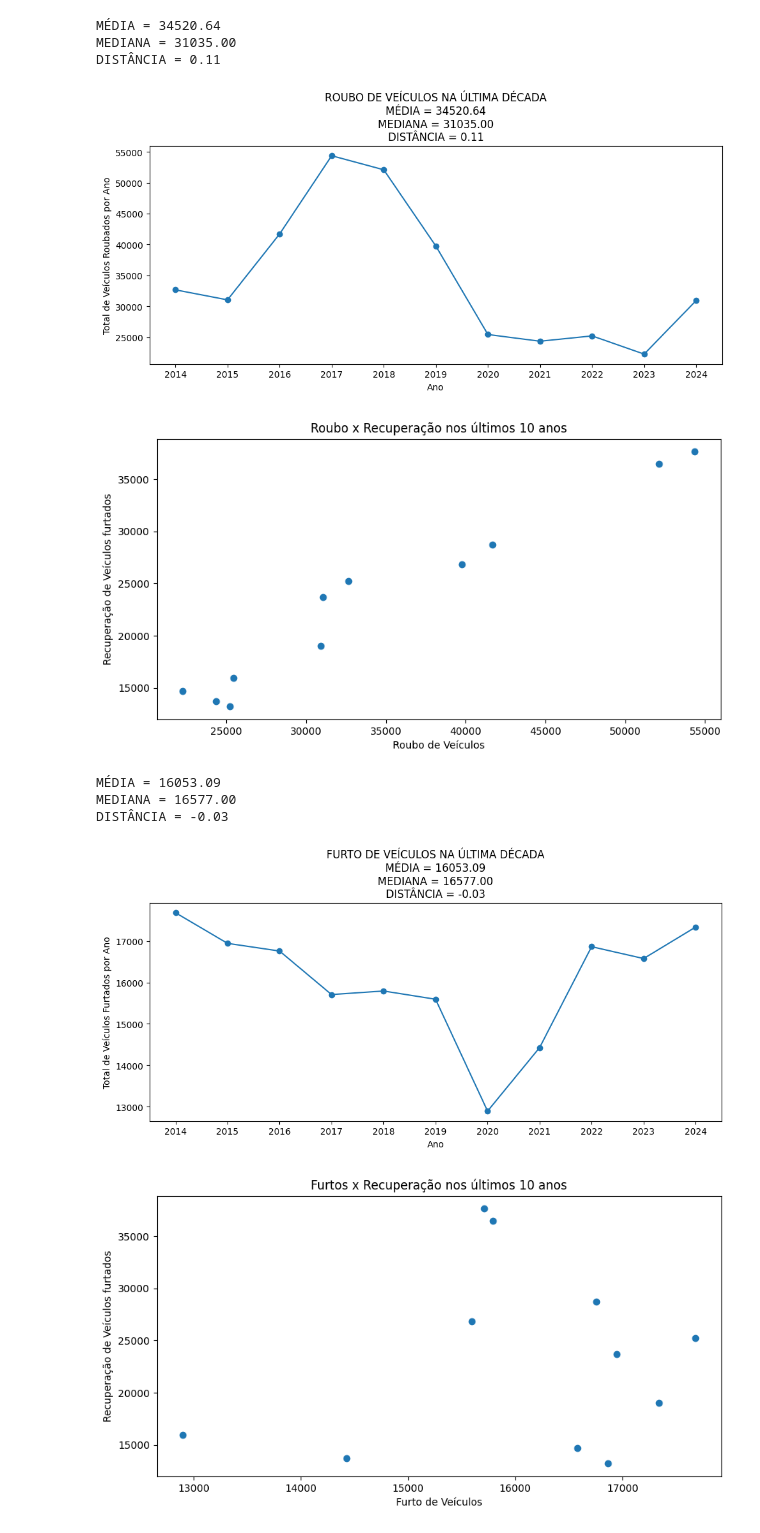
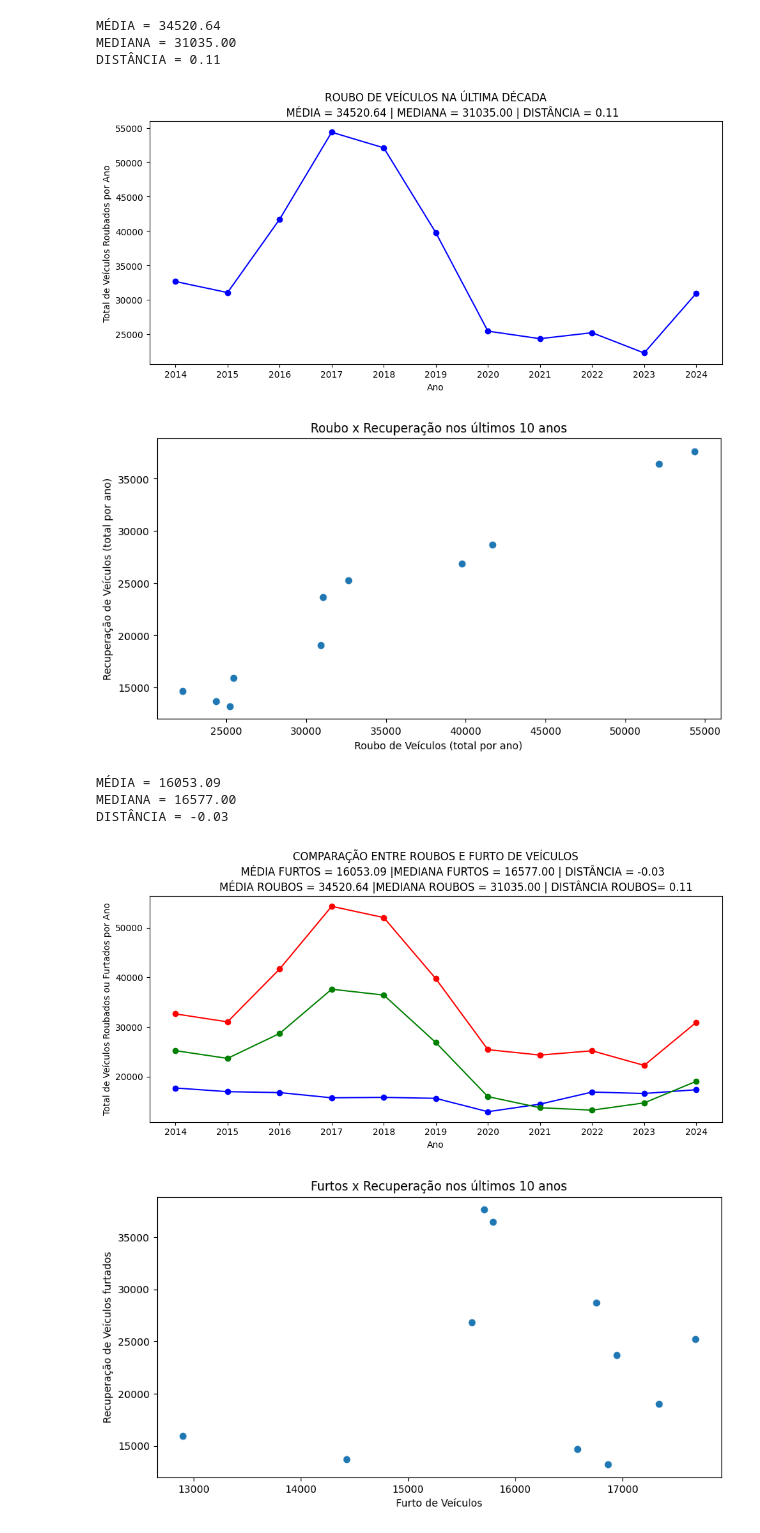
Before and after one commit to vivian-assis/ProjetoSegPub, a Jupyter notebook: ProjetoSegPub_grupoVi.ipynb, the cells around one changed output. Saved outputs shown, nothing was run; the diff lists cells and outputs as text; code cells hidden in the pictures.

```diff
--- a/ProjetoSegPub_grupoVi.ipynb
+++ b/ProjetoSegPub_grupoVi.ipynb
@@ -5,5 +7,6 @@ import matplotlib.pyplot as plt
 # %%
-df = pd.read_csv('https://www.ispdados.rj.gov.br/Arquivos/DOMensalEstadoDesde1991.csv', sep= ';')
+df_DOmensal = pd.read_csv('https://www.ispdados.rj.gov.br/Arquivos/DOMensalEstadoDesde1991.csv', sep= ';')
 #df.info()
 # %%
-df = df.loc[(df['ano']>=2014) & (df['ano'] < 2025)]
+df_DOmensal_2014 = df_DOmensal.loc[(df_DOmensal['ano']>=2014) & (df_DOmensal['ano'] < 2025)]
+df_DOmensal_2014.info()
@@ -10,9 +31,8 @@ df = df.loc[(df['ano']>=2014) & (df['ano'] < 2025)]
 # %%
 #soma do total por ano
-df_rec = df.groupby(['ano'])['recuperacao_veiculos'].sum().reset_index()
-df_rb = df.groupby(['ano'])['roubo_veiculo'].sum().reset_index()
-df_f = df.groupby(['ano'])['furto_veiculos'].sum().reset_index()
-#renomeando as variáveis
+df_rec = df_DOmensal_2014.groupby(['ano'])['recuperacao_veiculos'].sum().reset_index()
+df_rb = df_DOmensal_2014.groupby(['ano'])['roubo_veiculo'].sum().reset_index()
+df_f = df_DOmensal_2014.groupby(['ano'])['furto_veiculos'].sum().reset_index()
 # %%
 #transforma dados de ano em string
 df_rec['ano']=df_rec['ano'].astype(str)
@@ -42,10 +61,10 @@ plt.show()
 # %%
-#MÉDIA, MEDIANA E DISTÂNIA DO ROUBO DE VEÍCULOS
+#ARRAY + MÉDIA, MEDIANA E DISTÂNIA DO ROUBO DE VEÍCULOS
 array_rb = np.array(df_rb['roubo_veiculo'])
 media_rb = np.mean(array_rb)
 mediana_rb = np.median(array_rb)
-distancia = (media_rb - mediana_rb)/mediana_rb
-print(f"MÉDIA = {media_rb:.2f}\nMEDIANA = {mediana_rb:.2f}\nDISTÂNCIA = {distancia:.2f}")
+distancia_rb = (media_rb - mediana_rb)/mediana_rb
+print(f"MÉDIA = {media_rb:.2f}\nMEDIANA = {mediana_rb:.2f}\nDISTÂNCIA = {distancia_rb:.2f}")
 # %% [output]
 MÉDIA = 34520.64
 MEDIANA = 31035.00
@@ -53,24 +75,23 @@ DISTÂNCIA = 0.11
 # %%
 #GRÁFICO DO TOTAL DE ROUBOS DE VEÍCULOS POR ANO
-df_rb['ano']=df_rb['ano'].astype(str)
 plt.figure(figsize=(10,5))
-plt.plot(df_rb['ano'], df_rb['roubo_veiculo'], marker='o', linestyle='-')
-plt.title('ROUBO DE VEÍCULOS NA ÚLTIMA DÉCADA\nMÉDIA = 34520.64\nMEDIANA = 31035.00\nDISTÂNCIA = 0.11')
+plt.plot(df_rb['ano'], df_rb['roubo_veiculo'], marker='o', linestyle='-', color="blue")
+plt.title(f'ROUBO DE VEÍCULOS NA ÚLTIMA DÉCADA\n\
+          MÉDIA = {media_rb:.2f} | MEDIANA = {mediana_rb:.2f} | DISTÂNCIA = {distancia_rb:.2f}')
 plt.xlabel('Ano')
 plt.ylabel('Total de Veículos Roubados por Ano')
-#plt.grid(True) #Não é recomendado utilizar Grids para visualizaçõa de dados
 plt.tight_layout()
 plt.show()
 # %% [output]
-[figure, old version]
+[figure, new version]
 # %%
 #GRÁFICO DISPERSÃO DE ROUBO DE VEÍCULOS POR ANO
 plt.figure(figsize=(10,5))
 plt.scatter(df_rb['roubo_veiculo'],df_rec['recuperacao_veiculos'])
 plt.title('Roubo x Recuperação nos últimos 10 anos')
-plt.xlabel('Roubo de Veículos')
-plt.ylabel('Recuperação de Veículos furtados')
+plt.xlabel('Roubo de Veículos (total por ano)')
+plt.ylabel('Recuperação de Veículos (total por ano)')
 plt.show()
 # %% [output]
-[figure, old version]
+[figure, new version]
 # %%
@@ -87,16 +111,18 @@ DISTÂNCIA = -0.03
 # %%
-#GRÁFICO DO TOTAL DE FURTOS DE VEÍCULOS POR ANO
-df_f['ano']=df_f['ano'].astype(str)
+#GRÁFICO DE COMPARAÇÃO ENTRE ROUBOS E FURTO DE VEÍCULOS POR ANO
 plt.figure(figsize=(10,5))
-plt.plot(df_f['ano'], df_f['furto_veiculos'], marker='o', linestyle='-')
-plt.title('FURTO DE VEÍCULOS NA ÚLTIMA DÉCADA\nMÉDIA = 16053.09\nMEDIANA = 16577.00\nDISTÂNCIA = -0.03')
+plt.plot(df_f['ano'], df_f['furto_veiculos'], marker='o', linestyle='-', color="blue")
+plt.plot(df_rb['ano'], df_rb['roubo_veiculo'], marker='o', linestyle='-', color="red")
+plt.plot(df_rec['ano'], df_rec['recuperacao_veiculos'], marker='o', linestyle='-', color="green")
+plt.title(f'COMPARAÇÃO ENTRE ROUBOS E FURTO DE VEÍCULOS\n\
+          MÉDIA FURTOS = {media_f:.2f} |MEDIANA FURTOS = {mediana_f:.2f} | DISTÂNCIA = {distancia_f:.2f}\n\
+            MÉDIA ROUBOS = {media_rb:.2f} |MEDIANA ROUBOS = {mediana_rb:.2f} | DISTÂNCIA ROUBOS= {distancia_rb:.2f}')
 plt.xlabel('Ano')
-plt.ylabel('Total de Veículos Furtados por Ano')
-#plt.grid(True) #Não é recomendado utilizar Grids para visualizaçõa de dados
+plt.ylabel('Total de Veículos Roubados ou Furtados por Ano')
 plt.tight_layout()
 plt.show()
 # %% [output]
-[figure, old version]
+[figure, new version]
 # %%
 #GRÁFICO DISPERSÃO DE FURTO DE VEÍCULOS POR ANO
 plt.figure(figsize=(10,5))
```
Also changed, not shown: parts of 43 cells of this notebook.
